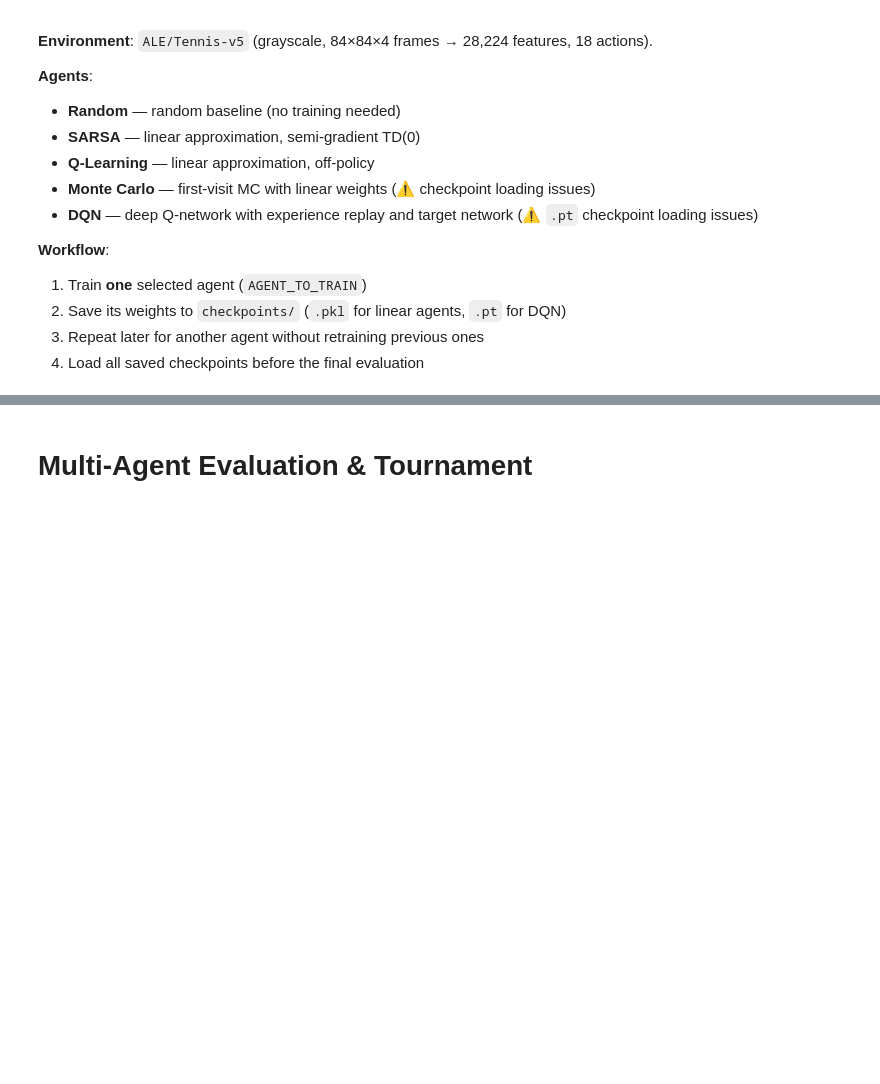
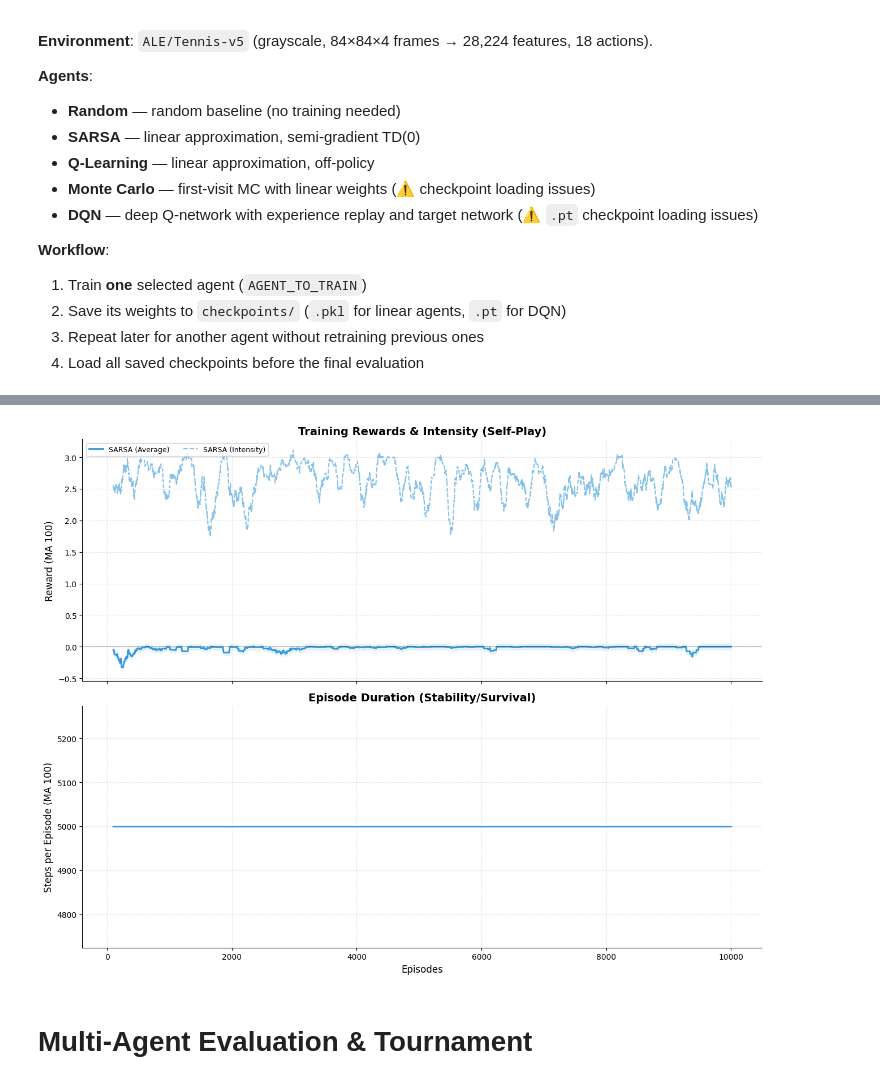
Before and after one commit to ArthurDanjou/ArtStudies, a Jupyter notebook: M2/Reinforcement Learning/project/Project_RL_DANJOU_VON-SIEMENS.ipynb, the cells around one changed output, grey strips where cells are left out. Cells and saved outputs as stored; diff of their text form; code cells hidden in the pictures; blank space fills up the shorter version.

Commit message:
Working on RL project

```diff
--- a/M2/Reinforcement Learning/project/Project_RL_DANJOU_VON-SIEMENS.ipynb
+++ b/M2/Reinforcement Learning/project/Project_RL_DANJOU_VON-SIEMENS.ipynb
@@ -61,9 +53,6 @@ Follows the pattern from Lab 5B (`epsilon_greedy`) and Lab 7 (`epsilon_greedy_ac
 # %%
 def normalize_obs(observation: np.ndarray) -> np.ndarray:
     """Flatten and normalize an observation to a 1D float64 vector.
-
-    Replicates the /255.0 normalization used in all agents from the original project.
-    For image observations of shape (4, 84, 84), this produces a vector of length 28_224.
 
     Args:
         observation: Raw observation array from the environment.
@@ -107,7 +96,6 @@ def epsilon_greedy(
     if rng.random() < epsilon:
         return int(rng.integers(0, q_values.size))
 
-    # Handle NaN/Inf values safely
     finite_mask = np.isfinite(q_values)
     if not np.any(finite_mask):
         return int(rng.integers(0, q_values.size))
@@ -762,3 +754,7 @@ def create_env() -> gym.Env:
+# %%
+def create_env() -> tennis_v3.env:
+    """Create a PettingZoo Tennis environment with grayscale, resized, frame-stacked observations."""
+    return tennis_v3.env(obs_type="ram")
 # %% [markdown]
 ## Training & Evaluation Infrastructure
 
@@ -914,22 +928,17 @@ def plot_training_curves(
 3. Repeat later for another agent without retraining previous ones
 4. Load all saved checkpoints before the final evaluation
 # %%
-# Create environment
 env = create_env()
-obs, _info = env.reset()
+env.reset()
+obs, *_ = env.last()
 
-n_actions = int(env.action_space.n)
-n_features = int(np.prod(obs.shape))
+n_actions = env.action_space("first_0").n
+n_features = 128
 
-print(f"Observation shape : {obs.shape}")
-print(f"Feature vector dim: {n_features}")
-print(f"Number of actions : {n_actions}")
-
-# Instantiate agents
 agent_random = RandomAgent(seed=42, action_space=int(n_actions))
-agent_sarsa = SarsaAgent(n_features=n_features, n_actions=n_actions, alpha=1e-5)
-agent_q = QLearningAgent(n_features=n_features, n_actions=n_actions, alpha=1e-5)
-agent_mc = MonteCarloAgent(n_features=n_features, n_actions=n_actions, alpha=1e-5)
+agent_sarsa = SarsaAgent(n_features=n_features, n_actions=n_actions, alpha=1e-4)
+agent_q = QLearningAgent(n_features=n_features, n_actions=n_actions, alpha=1e-4)
+agent_mc = MonteCarloAgent(n_features=n_features, n_actions=n_actions, alpha=1e-4)
 agent_dqn = DQNAgent(n_features=n_features, n_actions=n_actions)
 
 agents = {
@@ -939,3 +948,11 @@ agents = {
     "MonteCarlo": agent_mc,
     "DQN": agent_dqn,
 }
+
+AGENT_COLORS = {
+    "Random": "#95a5a6",
+    "SARSA": "#3498db",
+    "Q-Learning": "#e74c3c",
+    "MonteCarlo": "#2ecc71",
+    "DQN": "#9b59b6",
+}
@@ -1009,7 +1001,11 @@ KeyboardInterrupt:
 # %%
 plot_training_curves(
-    training_histories, f"plots/{AGENT_TO_TRAIN}_training_curves.png", window=100,
+    training_histories,
+    f"plots/{AGENT_TO_TRAIN}_training_curves.png",
+    window=100,
 )
+# %% [output]
+[figure, added]
 # %% [markdown]
 # Multi-Agent Evaluation & Tournament
 # %% [markdown]
```
Also changed, not shown: parts of 25 cells of this notebook, 11 other files.
